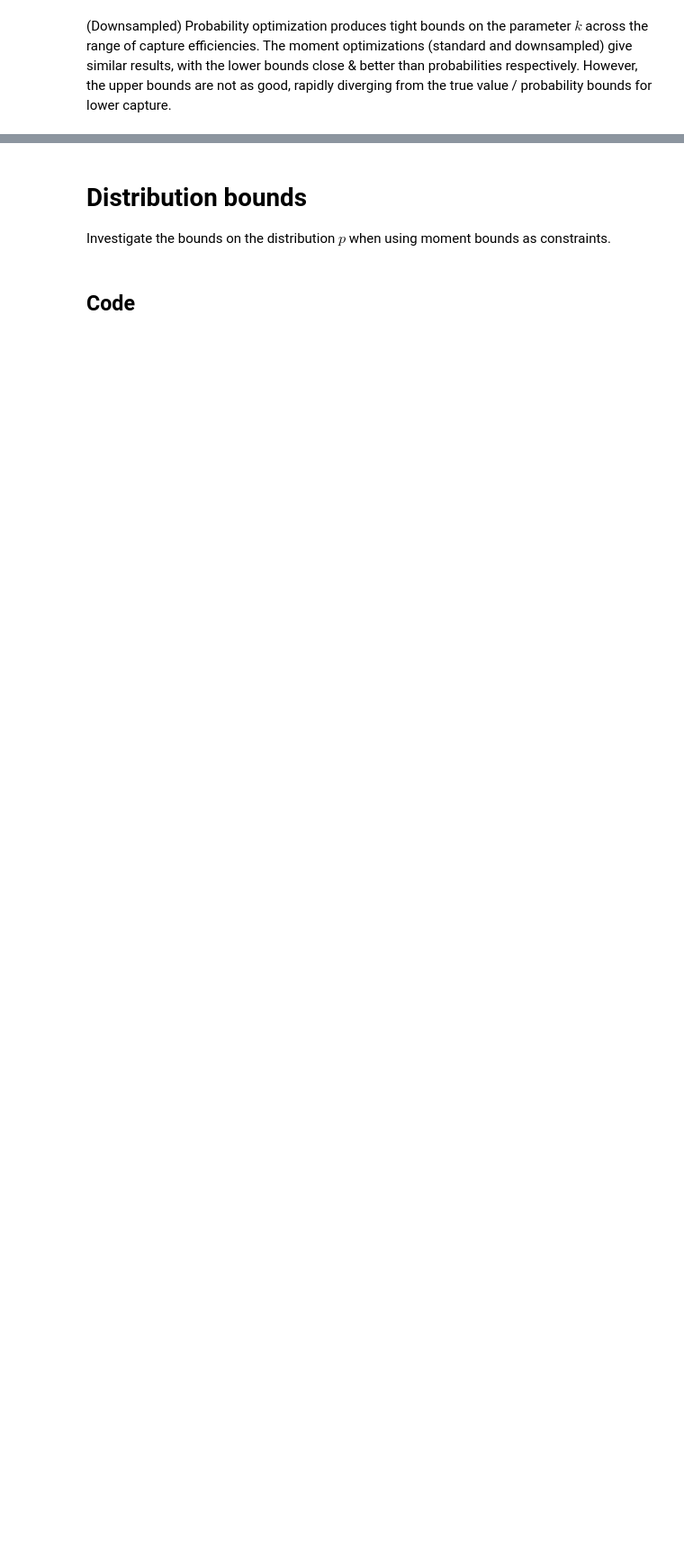
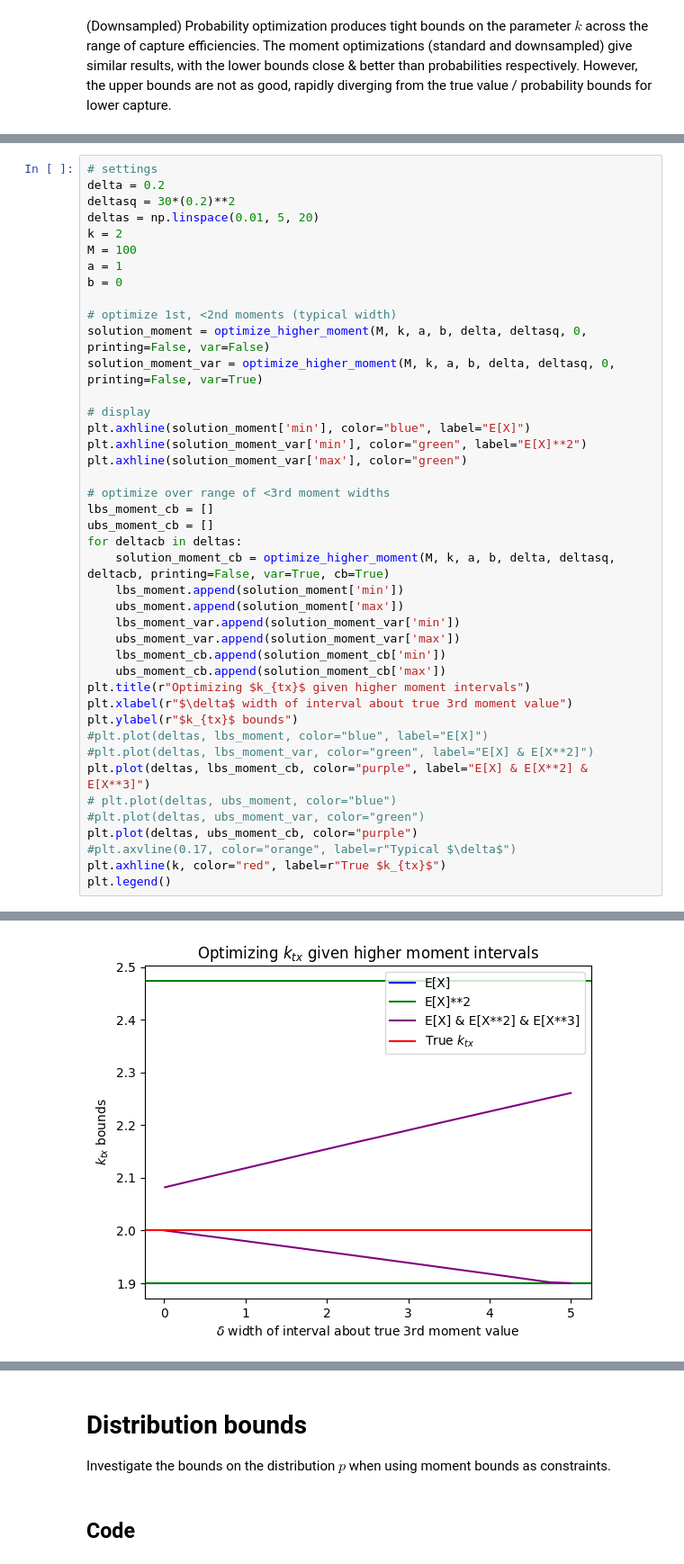
Before and after one commit to willjgh/M5R, a Jupyter notebook: Interaction/Moment-Experiments/moment_model_link.ipynb, the cells around one changed output, grey strips where cells are left out. Shown at 90% size. Saved outputs shown, nothing was run; the diff lists cells and outputs as text; blank space fills up the shorter version.

Commit message:
Higher moments (3rd) show small improvement in output bounds, and potential to detect non-poisson data: test further on over/underdispersed data

```diff
--- a/Interaction/Moment-Experiments/moment_model_link.ipynb
+++ b/Interaction/Moment-Experiments/moment_model_link.ipynb
@@ -862,0 +978,43 @@ plt.legend()
+# %%
+# settings
+delta = 0.2
+deltasq = 30*(0.2)**2
+deltas = np.linspace(0.01, 5, 20)
+k = 2
+M = 100
+a = 1
+b = 0
+
+# optimize 1st, <2nd moments (typical width)
+solution_moment = optimize_higher_moment(M, k, a, b, delta, deltasq, 0, printing=False, var=False)
+solution_moment_var = optimize_higher_moment(M, k, a, b, delta, deltasq, 0, printing=False, var=True)
+
+# display
+plt.axhline(solution_moment['min'], color="blue", label="E[X]")
+plt.axhline(solution_moment_var['min'], color="green", label="E[X]**2")
+plt.axhline(solution_moment_var['max'], color="green")
+
+# optimize over range of <3rd moment widths
+lbs_moment_cb = []
+ubs_moment_cb = []
+for deltacb in deltas:
+    solution_moment_cb = optimize_higher_moment(M, k, a, b, delta, deltasq, deltacb, printing=False, var=True, cb=True)
+    lbs_moment.append(solution_moment['min'])
+    ubs_moment.append(solution_moment['max'])
+    lbs_moment_var.append(solution_moment_var['min'])
+    ubs_moment_var.append(solution_moment_var['max'])
+    lbs_moment_cb.append(solution_moment_cb['min'])
+    ubs_moment_cb.append(solution_moment_cb['max'])
+plt.title(r"Optimizing $k_{tx}$ given higher moment intervals")
+plt.xlabel(r"$\delta$ width of interval about true 3rd moment value")
+plt.ylabel(r"$k_{tx}$ bounds")
+#plt.plot(deltas, lbs_moment, color="blue", label="E[X]")
+#plt.plot(deltas, lbs_moment_var, color="green", label="E[X] & E[X**2]")
+plt.plot(deltas, lbs_moment_cb, color="purple", label="E[X] & E[X**2] & E[X**3]")
+# plt.plot(deltas, ubs_moment, color="blue")
+#plt.plot(deltas, ubs_moment_var, color="green")
+plt.plot(deltas, ubs_moment_cb, color="purple")
+#plt.axvline(0.17, color="orange", label=r"Typical $\delta$")
+plt.axhline(k, color="red", label=r"True $k_{tx}$")
+plt.legend()
+# %% [output]
@@ -862,0 +1022 @@ plt.legend()
+[figure, added]
```
Also changed, not shown: parts of 11 cells of this notebook.
